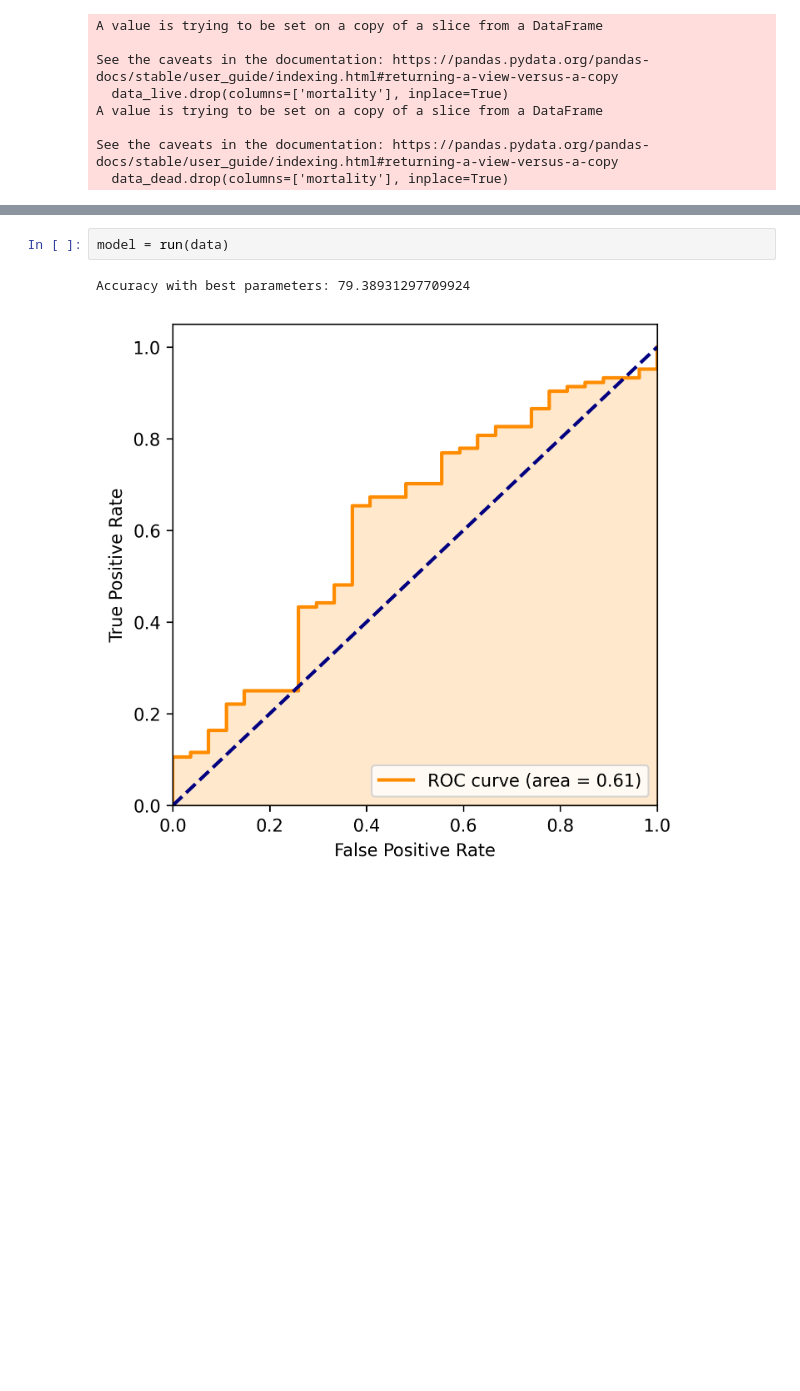
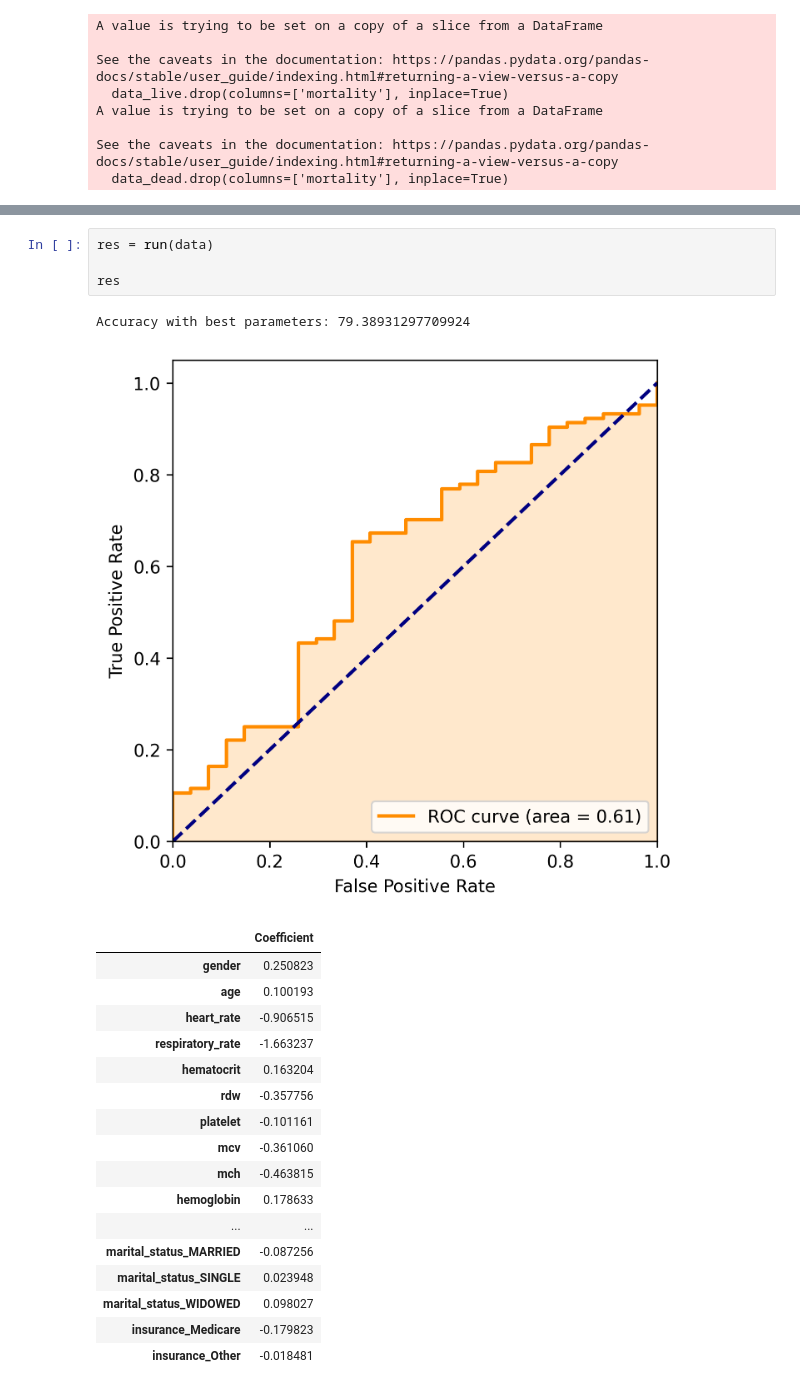
Before and after one commit to sitdownkevin/IBD-EDA, a Jupyter notebook: aes/aes_2024_logistic_regression.ipynb, the cells around one changed output, grey strips where cells are left out. Drawn from its saved outputs; the diff is of its cells as text; blank space fills up the shorter version.

```diff
--- a/aes/aes_2024_logistic_regression.ipynb
+++ b/aes/aes_2024_logistic_regression.ipynb
@@ -87,5 +127,24 @@ Accuracy with best parameters: 76.0
 # %%
-model = run(data)
+res = run(data)
+
+res
 # %% [output]
 Accuracy with best parameters: 79.38931297709924
 [figure]
+|  | Coefficient |
+| gender | 0.250823 |
+| age | 0.100193 |
+| heart_rate | -0.906515 |
+| respiratory_rate | -1.663237 |
+| hematocrit | 0.163204 |
+| rdw | -0.357756 |
+| platelet | -0.101161 |
+| mcv | -0.361060 |
+| mch | -0.463815 |
+| hemoglobin | 0.178633 |
+| ... | ... |
+| marital_status_MARRIED | -0.087256 |
+| marital_status_SINGLE | 0.023948 |
+| marital_status_WIDOWED | 0.098027 |
+| insurance_Medicare | -0.179823 |
+| insurance_Other | -0.018481 |
```
Also changed, not shown: parts of 5 cells of this notebook.
